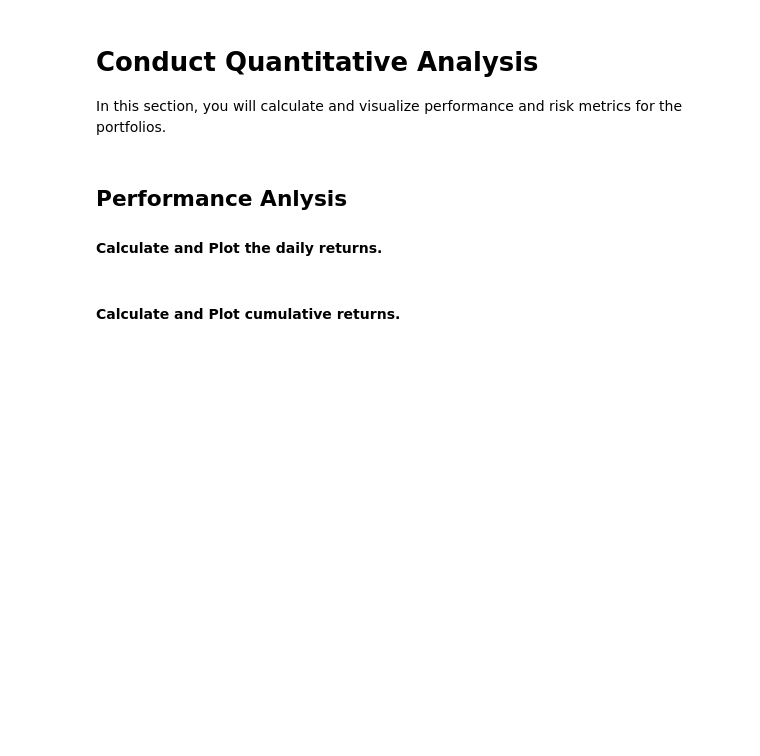
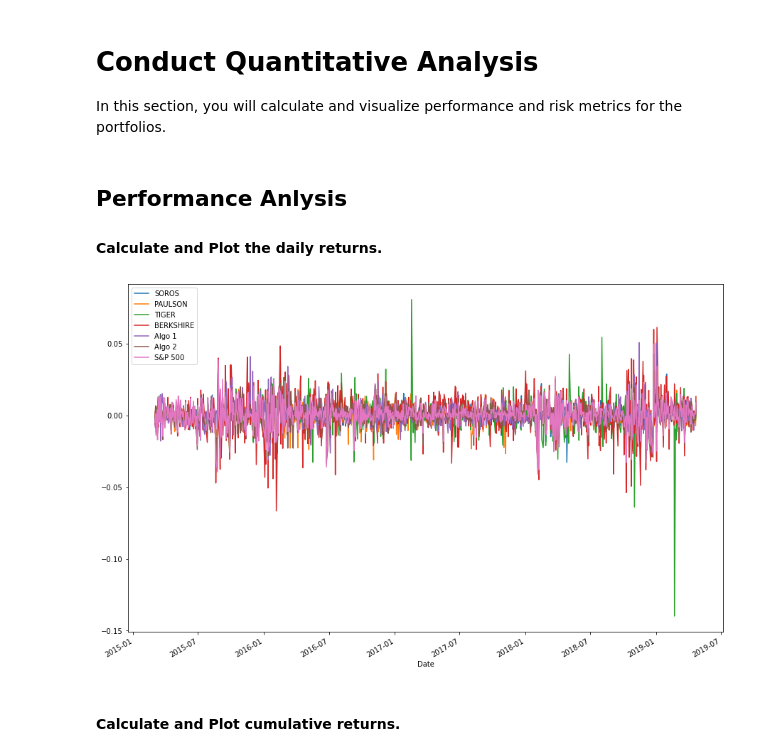
Before and after one commit to nbaronti/Pandas_Homework, a Jupyter notebook: Pandas_Homework.ipynb, the cells around one changed output. Saved outputs shown, nothing was run; the diff lists cells and outputs as text; code cells hidden in the pictures; blank space fills up the shorter version.

```diff
--- a/Pandas_Homework.ipynb
+++ b/Pandas_Homework.ipynb
@@ -70,6 +70,14 @@ PAULSON & CO.INC.              0
 TIGER GLOBAL MANAGEMENT LLC    0
 BERKSHIRE HATHAWAY INC         0
 dtype: int64
+# %%
+# rename columns
+whale_returns_df = whale_returns_df.rename(columns={
+    "SOROS FUND MANAGEMENT LLC" : "SOROS",
+    "PAULSON CO INC" : "PAULSON",
+    "TIGER GLOBAL MANAGEMENT LLC" : "TIGER",
+    "BERKSHIRE HATHAWAY INC" : "BERKSHIRE"
+})
 # %% [markdown]
 ## Algorithmic Daily Returns
 
@@ -160,8 +168,8 @@ sp500_history_df.head(10)
 | 2012-10-11 | 1432.84 |
 | 2012-10-12 | 1428.59 |
 # %%
-# Calculate Daily Returns
-sp500_history_df = sp500_history_df.pct_change()
+# Calculate daily returns & drop nulls
+sp500_history_df = sp500_history_df.pct_change().dropna()
 sp500_history_df.head(10)
 # %% [output]
 |  | Close |
@@ -185,4 +186,0 @@ dtype: int64
-# %%
-# Drop nulls
-sp500_history_df.dropna(inplace=True)
-sp500_history_df.head(10)
@@ -221,3 +206,5 @@ sp500_history_df.head(10)
 ## Combine Whale, Algorithmic, and S&P 500 Returns
 # %%
 # Join Whale Returns, Algorithmic Returns, and the S&P 500 Returns into a single DataFrame with columns for each portfolio's returns.
+combined_daily_return_df = pd.concat([whale_returns_df, algo_returns_df, sp500_history_df], axis="columns", join="inner", sort=True)
+combined_daily_return_df.head(10)
@@ -233,3 +233,6 @@ In this section, you will calculate and visualize performance and risk metrics f
 #### Calculate and Plot the daily returns.
 # %%
 # Plot daily returns of all portfolios
+combined_daily_return_df.plot(figsize=[15,10]);
+# %% [output]
+[figure, added]
```
Also changed, not shown: parts of 11 cells of this notebook, 1 other file.
